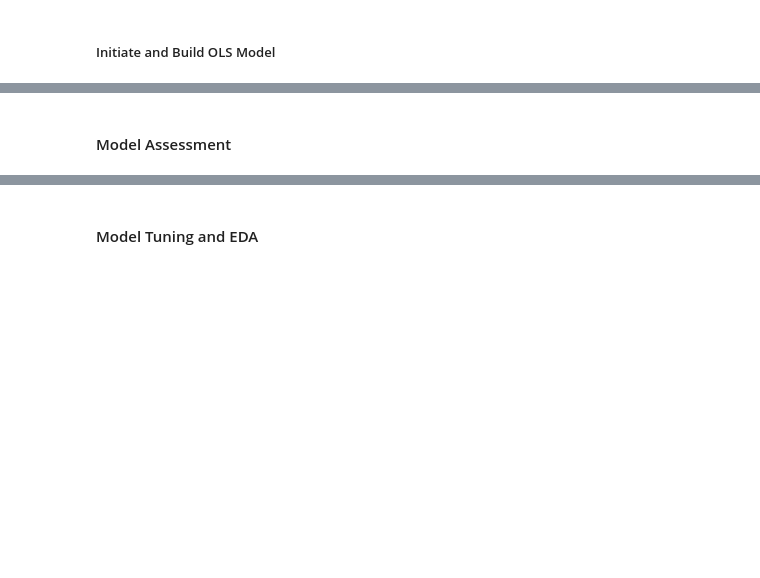
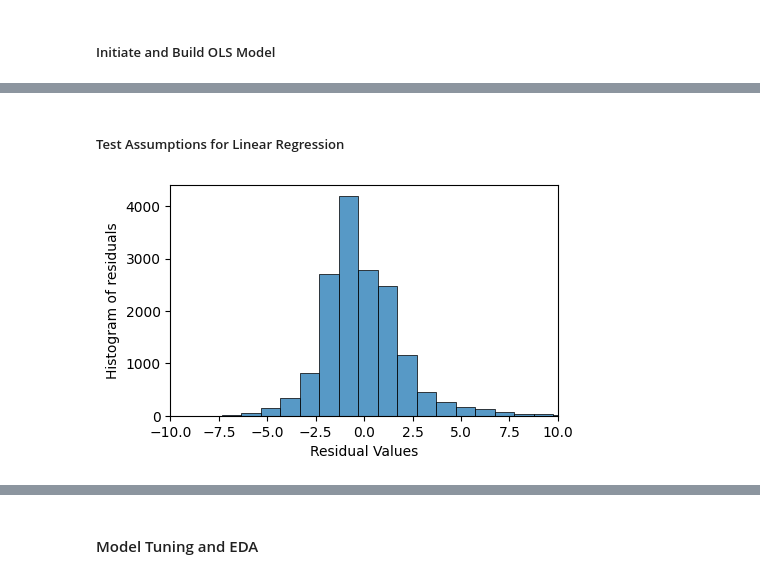
Before and after one commit to traha-89/Portafoglio, a Jupyter notebook: NYC Taxi Fare Prediction/NYC_MLRprediction.ipynb, the cells around one changed output, grey strips where cells are left out. Cells and saved outputs as stored; diff of their text form; code cells hidden in the pictures; blank space fills up the shorter version.

```diff
--- a/NYC Taxi Fare Prediction/NYC_MLRprediction.ipynb
+++ b/NYC Taxi Fare Prediction/NYC_MLRprediction.ipynb
@@ -901,2 +907,12 @@ Observations:
-# %% [markdown]
-#### Model Assessment
+# %% [markdown]
+##### Test Assumptions for Linear Regression
+# %%
+# Check normality of residuals
+plt.figure(figsize= (5,3))
+sns.histplot(model.resid, binwidth= 1)
+plt.xlim(-10,10)
+plt.xlabel('Residual Values')
+plt.ylabel('Histogram of residuals')
+plt.show()
+# %% [output]
+[figure, added]
```
Also changed, not shown: parts of 22 cells of this notebook.
